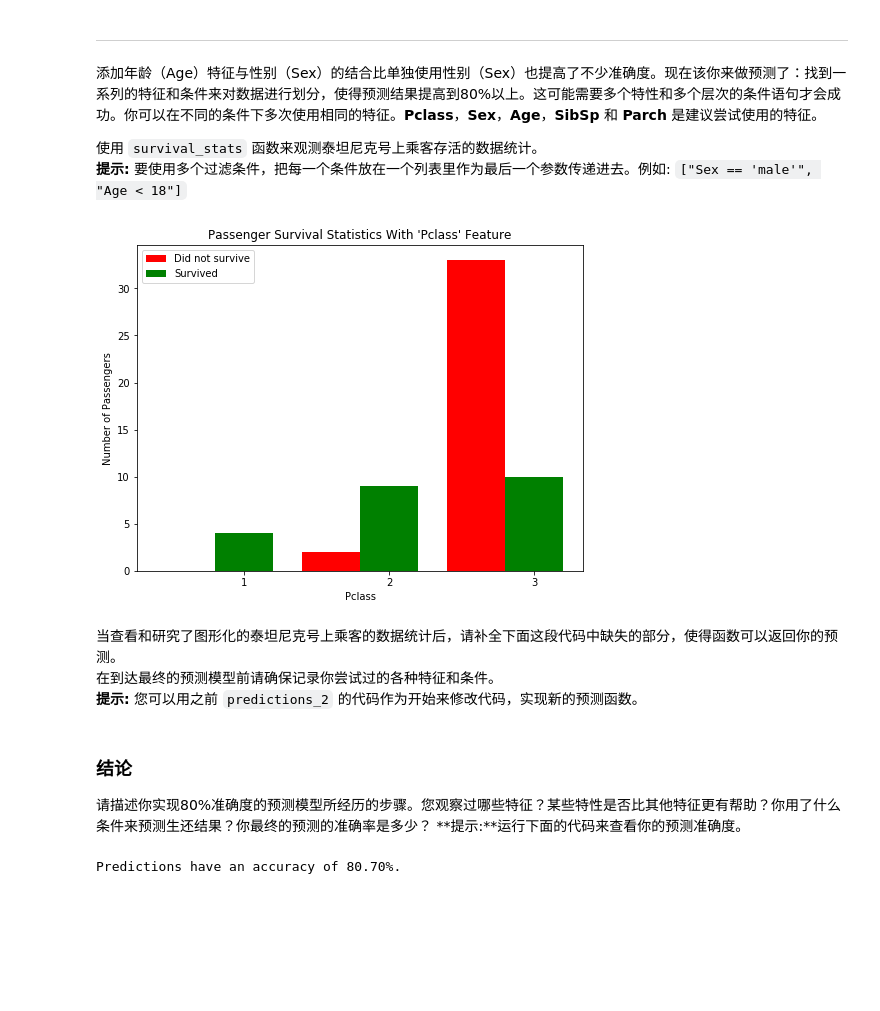
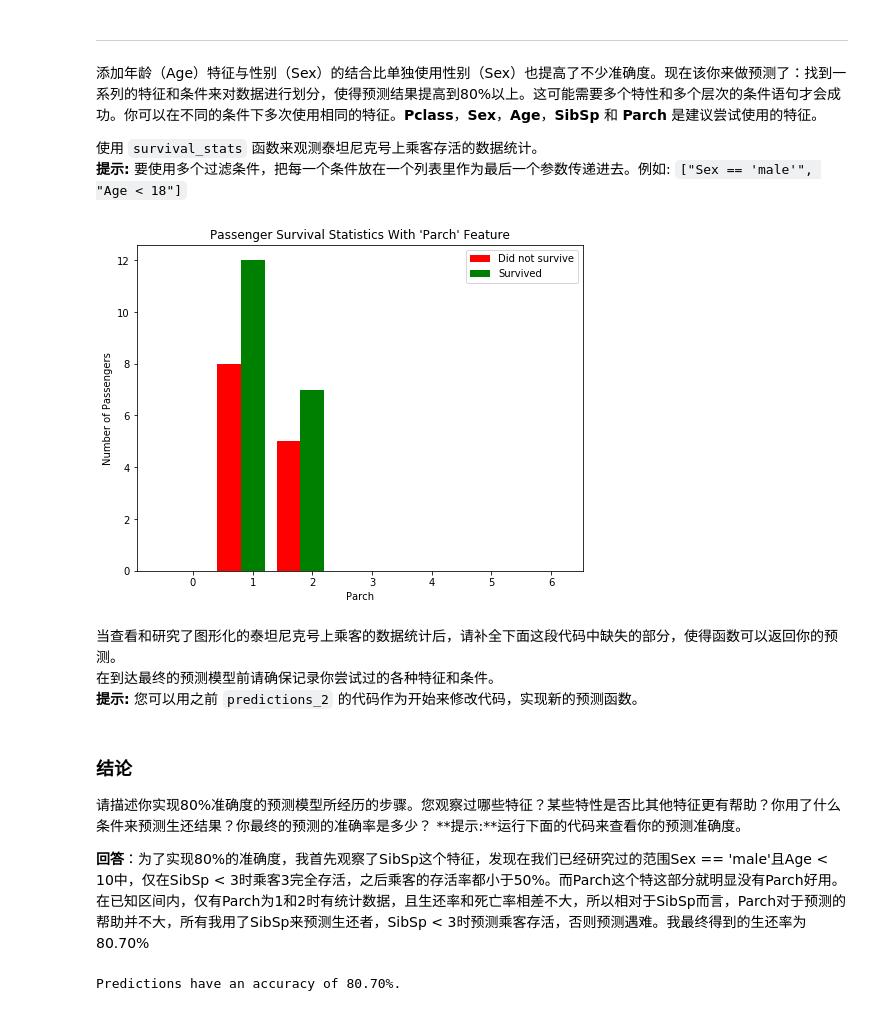
Before and after one commit to Meirtz/titanic_survival_exploration, a Jupyter notebook: titanic_survival_exploration.ipynb, the cells around one changed output. Drawn from its saved outputs; the diff is of its cells as text; code cells hidden in the pictures; blank space fills up the shorter version.

```diff
--- a/titanic_survival_exploration.ipynb
+++ b/titanic_survival_exploration.ipynb
@@ -240,9 +238,9 @@ Predictions have an accuracy of 79.35%.
 使用 `survival_stats` 函数来观测泰坦尼克号上乘客存活的数据统计。
 **提示:** 要使用多个过滤条件，把每一个条件放在一个列表里作为最后一个参数传递进去。例如: `["Sex == 'male'", "Age < 18"]`
 # %%
-survival_stats(data, outcomes, 'Pclass', ["Sex == 'male'", "Age < 18"])
+survival_stats(data, outcomes, 'Parch', ["Sex == 'male'", "Age < 10"])
 # %% [output]
-[figure, old version]
+[figure, new version]
 # %% [markdown]
 当查看和研究了图形化的泰坦尼克号上乘客的数据统计后，请补全下面这段代码中缺失的部分，使得函数可以返回你的预测。
 在到达最终的预测模型前请确保记录你尝试过的各种特征和条件。
@@ -268,6 +266,8 @@ predictions = predictions_3(data)
 
 请描述你实现80%准确度的预测模型所经历的步骤。您观察过哪些特征？某些特性是否比其他特征更有帮助？你用了什么条件来预测生还结果？你最终的预测的准确率是多少？
 **提示:**运行下面的代码来查看你的预测准确度。
+
+**回答**：为了实现80%的准确度，我首先观察了SibSp这个特征，发现在我们已经研究过的范围Sex == 'male'且Age < 10中，仅在SibSp < 3时乘客3完全存活，之后乘客的存活率都小于50%。而Parch这个特这部分就明显没有Parch好用。在已知区间内，仅有Parch为1和2时有统计数据，且生还率和死亡率相差不大，所以相对于SibSp而言，Parch对于预测的帮助并不大，所有我用了SibSp来预测生还者，SibSp < 3时预测乘客存活，否则预测遇难。我最终得到的生还率为80.70%
 # %%
 print accuracy_score(outcomes, predictions)
 # %% [output]
```
Also changed, not shown: parts of 1 cell of this notebook, 1 other file.
